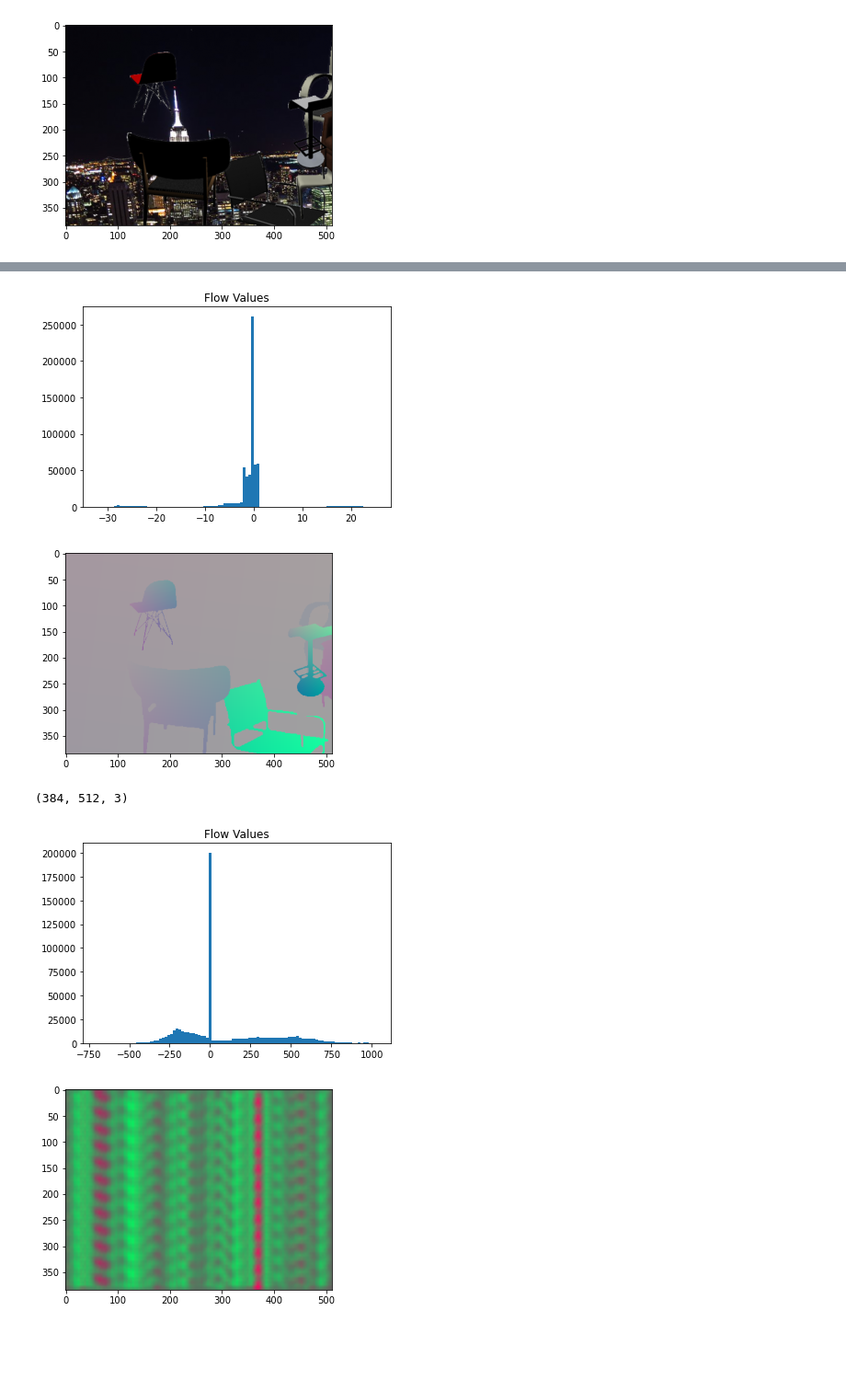
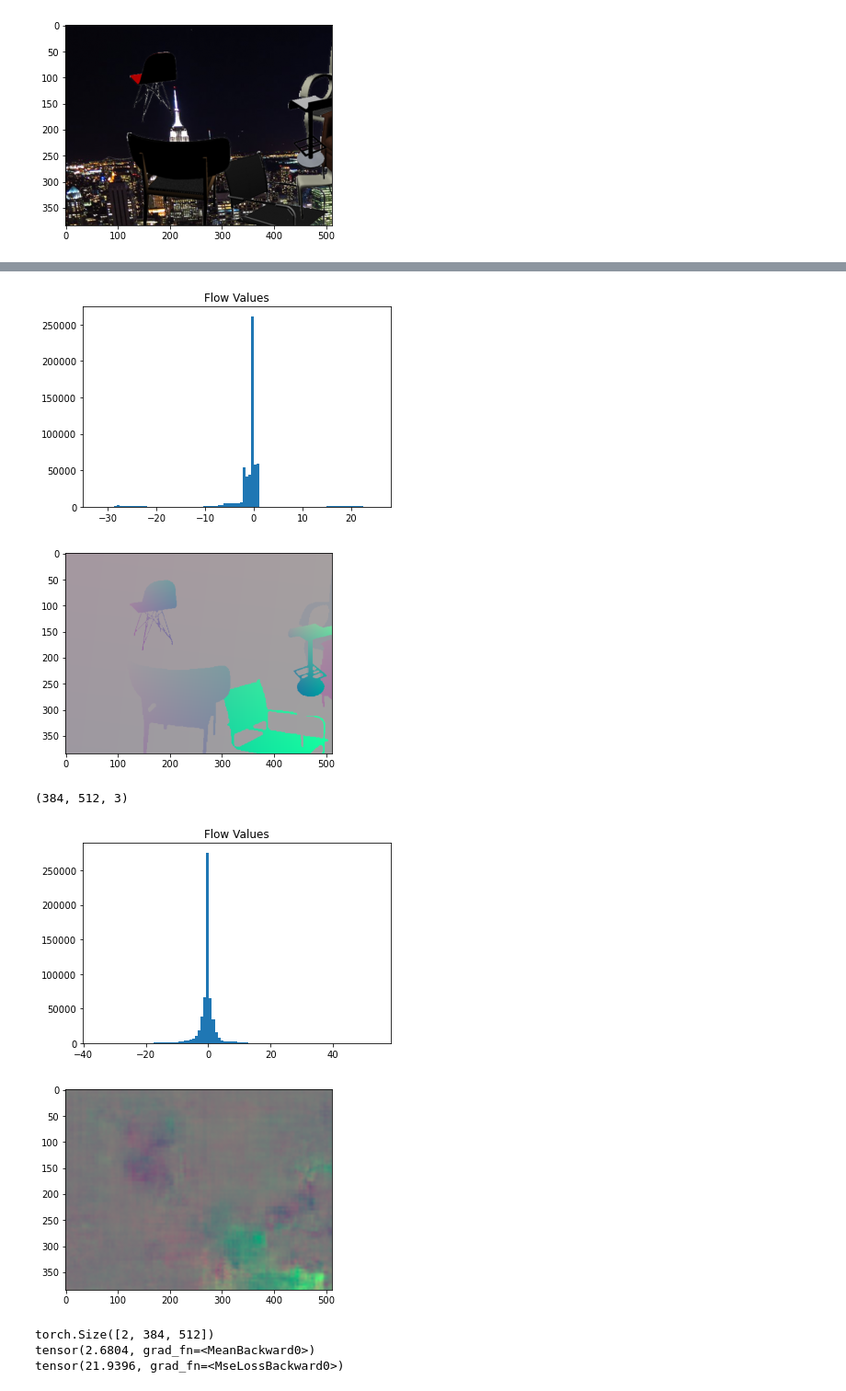
Before and after one commit to alexander-paskal/flowbots, a Jupyter notebook: flying_chairs_dataset.ipynb, the cells around one changed output, grey strips where cells are left out. Shown at 92% size. Cells and saved outputs as stored; diff of their text form; code cells hidden in the pictures; blank space fills up the shorter version.

```diff
--- a/flying_chairs_dataset.ipynb
+++ b/flying_chairs_dataset.ipynb
@@ -90,21 +90,30 @@ plt.show()
 [figure]
 # %%
 from utils import load_model
-model, info = load_model("flownetT-first")
+model, info = load_model("flownetT-fixed-0606")
 # %%
 from datasets import flying_chairs, sintel
 # fc_new = sintel(interpolate=True)
 fc_new = flying_chairs()
 x, label = fc_new[0]
-print(label.size())
 predict = model(x[None, :, :, :]).squeeze()
-print(predict)
-print(predict.max())
-# predict[0, :, :] = predict[0, :, :]*
-# predict[1, :, :] = predict[1, :, :]*512
-label[0, :, :] = label[0, :, :] * 384
-label[1, :, :] = label[1, :, :] * 512
 flow = predict.detach().numpy()
 display_flow(label)
 display_flow(flow)
+
+
+
+from losses import epe_loss
+print(predict.size())
+# l = epe_loss(flow, label)
+
+
+loss = torch.nn.MSELoss()
+l = loss(predict.flatten(), label.flatten())
+
+diff = predict - label
+diff = torch.abs(diff)
+
+print(torch.mean(diff))
+print(l)
 # %% [output]
@@ -129,9 +120,12 @@ tensor(1032.5050, grad_fn=<MaxBackward1>)
 (384, 512, 3)
 [figure]
 [figure]
 (384, 512, 3)
-[figure, old version]
+[figure, new version]
-[figure, old version]
+[figure, new version]
+torch.Size([2, 384, 512])
+tensor(2.6804, grad_fn=<MeanBackward0>)
+tensor(21.9396, grad_fn=<MseLossBackward0>)
 # %%
 im = np.transpose(x.numpy()[:3, :, :], (1,2,0))
 plt.imshow(im)
```
Also changed, not shown: parts of 2 cells of this notebook, 10 other files.
